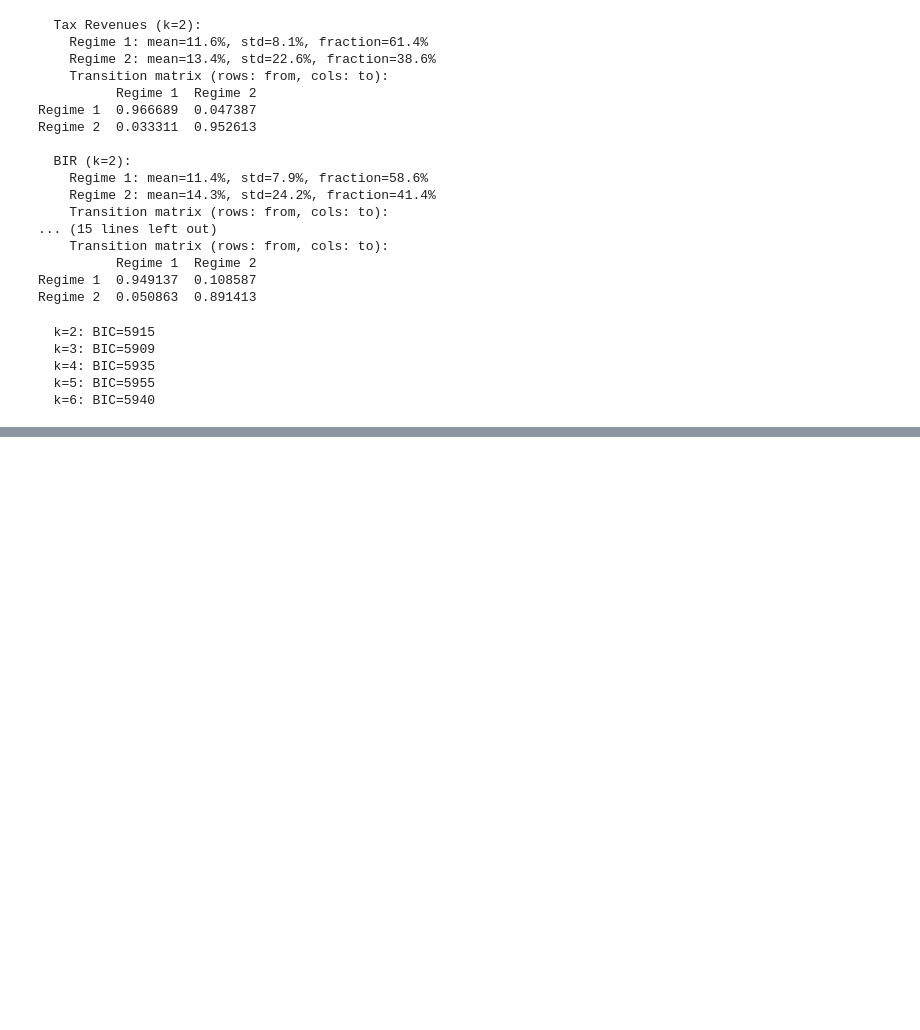
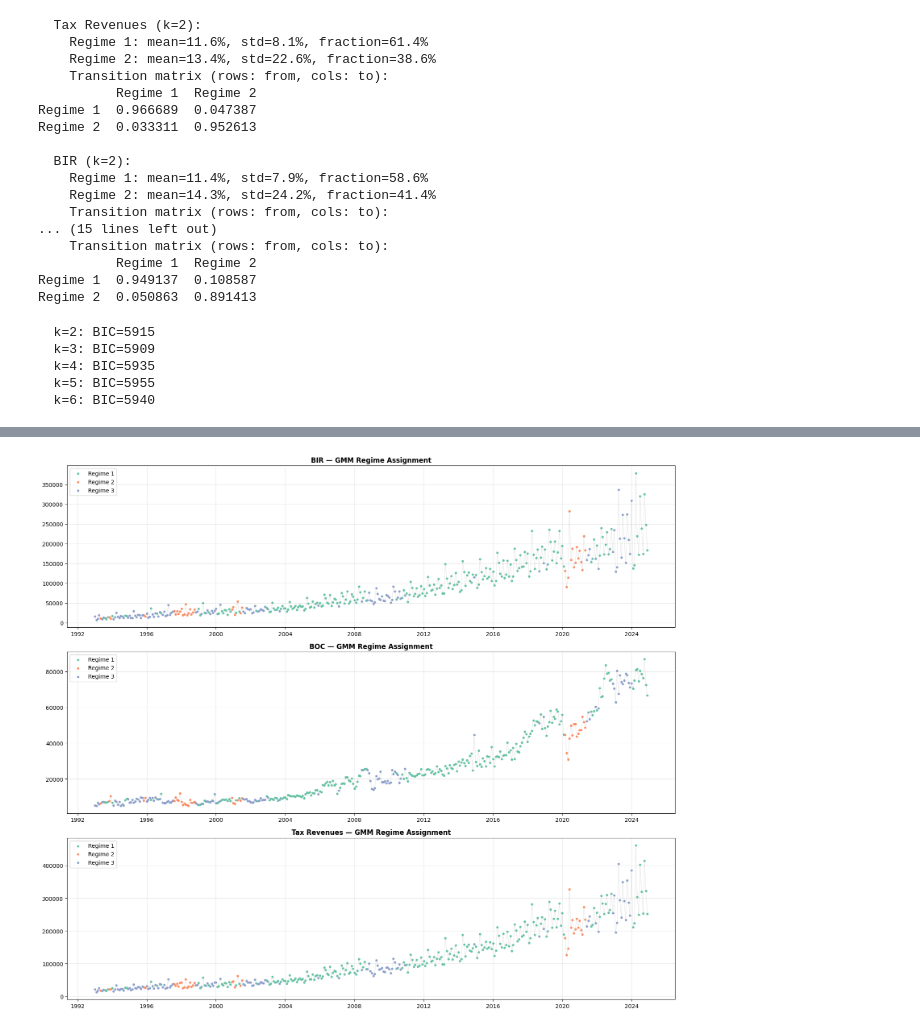
Before and after one commit to paulomercado/caps, a Jupyter notebook: test.ipynb, the cells around one changed output, grey strips where cells are left out. Drawn from its saved outputs; the diff is of its cells as text; code cells hidden in the pictures; blank space fills up the shorter version.

```diff
--- a/test.ipynb
+++ b/test.ipynb
@@ -397,3 +397,22 @@ for j in range(3):
     NominalGDP_disagg        : mean=   11.1%, std=   4.4%
     USDPHP                   : mean=    1.6%, std=   6.4%
     Inflation                : mean=   -1.1%, std=   4.1%
+# %%
+fig, axes = plt.subplots(3, 1, figsize=(16, 14))
+regime_colors = ['#66c2a5', '#fc8d62', '#8da0cb']
+
+for ax, col in zip(axes, ['BIR', 'BOC', 'Tax Revenues']):
+    y = df.loc[regime_dates, col]
+    for j in range(3):
+        mask = labels == j
+        ax.scatter(regime_dates[mask], y.values[mask], c=regime_colors[j],
+                   s=10, label=f'Regime {j+1}', zorder=3)
+    ax.plot(regime_dates, y.values, color='gray', linewidth=0.5, alpha=0.3)
+    ax.set_title(f'{col} — GMM Regime Assignment', fontsize=12, fontweight='bold')
+    ax.legend(loc='upper left')
+    ax.grid(True, alpha=0.3)
+
+plt.tight_layout()
+plt.show()
+# %% [output]
+[figure, added]
```
Also changed, not shown: parts of 1 cell of this notebook, 2 other files.
